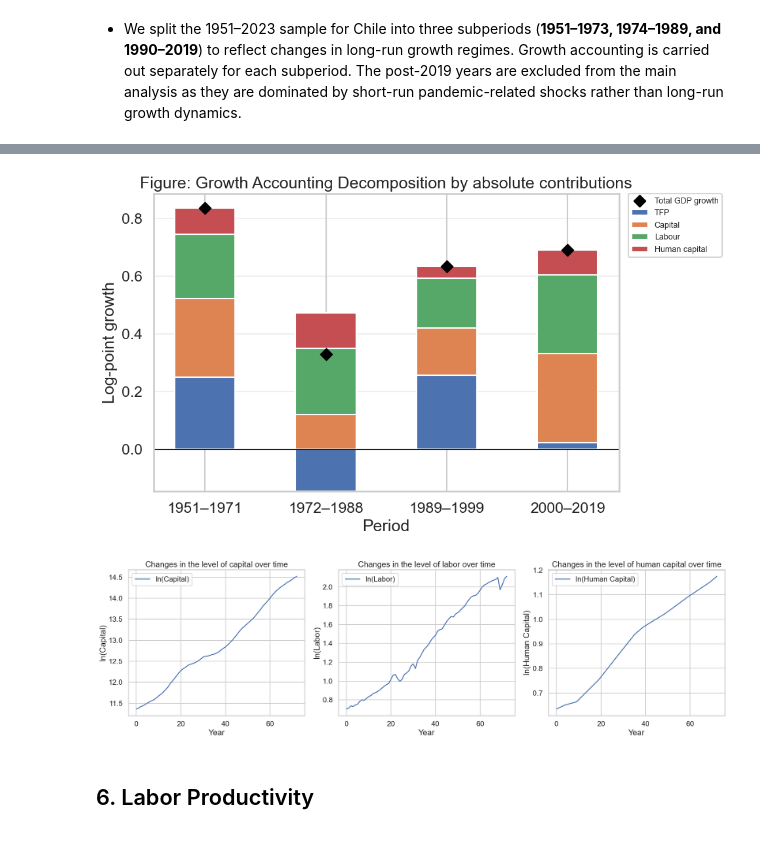
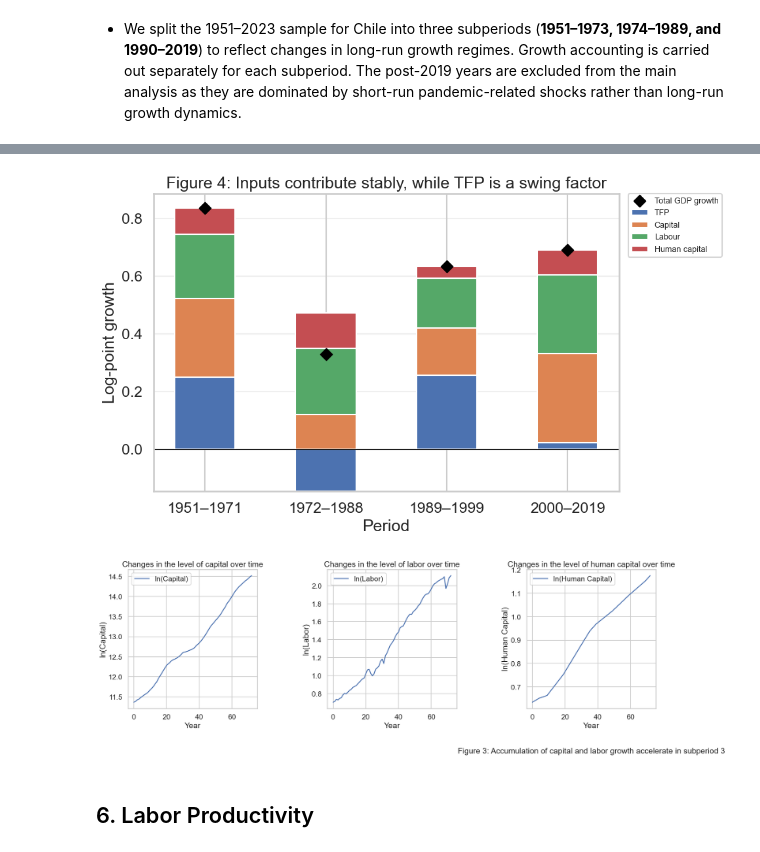
Before and after one commit to IcarusBai/EC2B1_Coursework, a Jupyter notebook: EC2B1_Coursework_Program.ipynb, the cells around one changed output, grey strips where cells are left out. Cells and saved outputs as stored; diff of their text form; code cells hidden in the pictures.

Commit message:
Edited the title of graphs

```diff
--- a/EC2B1_Coursework_Program.ipynb
+++ b/EC2B1_Coursework_Program.ipynb
@@ -475,42 +476,49 @@ ax.scatter(contrib_df.index, totals, color='black', zorder=5, s=80, marker='D',
 ax.axhline(0, color='black', linewidth=0.8)
 ax.set_ylabel('Log-point growth')
 ax.set_xlabel('Period')
-ax.set_title('Figure: Growth Accounting Decomposition by absolute contributions')
+ax.set_title('Figure 4: Inputs contribute stably, while TFP is a swing factor')
 ax.legend(fontsize=9, loc='upper left', bbox_to_anchor=(1.02, 1), borderaxespad=0)
 ax.grid(axis='y', alpha=0.3)
 plt.tight_layout()
 plt.show()
 # %% [output]
-[figure, old version]
+[figure, new version]
 # %%
 # Plot a graph of changes in the level of capital
 fig, axes = plt.subplots(1, 3, figsize=(20, 6))
 
 # Plot 1: Capital
 axes[0].plot(years, data_Chile['ln_k'], label='ln(Capital)', linewidth=2)
 axes[0].set_xlabel('Year')
 axes[0].set_ylabel('ln(Capital)')
 axes[0].set_title('Changes in the level of capital over time')
 axes[0].legend()
 
 # Plot 2: Labor
 axes[1].plot(years, data_Chile['ln_l'], label='ln(Labor)', linewidth=2)
 axes[1].set_xlabel('Year')
 axes[1].set_ylabel('ln(Labor)')
 axes[1].set_title('Changes in the level of labor over time')
 axes[1].legend()
 
 # Plot 3: Human Capital
 axes[2].plot(years, data_Chile['ln_hc'], label='ln(Human Capital)', linewidth=2)
 axes[2].set_xlabel('Year')
 axes[2].set_ylabel('ln(Human Capital)')
 axes[2].set_title('Changes in the level of human capital over time')
 axes[2].legend()
+axes[2].text(
+    0.5, -0.28,
+    'Figure 3: Accumulation of capital and labor growth accelerate in subperiod 3',
+    transform=axes[2].transAxes,
+    ha='center', va='top'
+)
 
 plt.tight_layout()
+plt.subplots_adjust(bottom=0.18)
 plt.show()
 # %% [output]
-[figure, old version]
+[figure, new version]
 # %% [markdown]
 ## 6. Labor Productivity
 # %%
```
Also changed, not shown: parts of 9 cells of this notebook.
